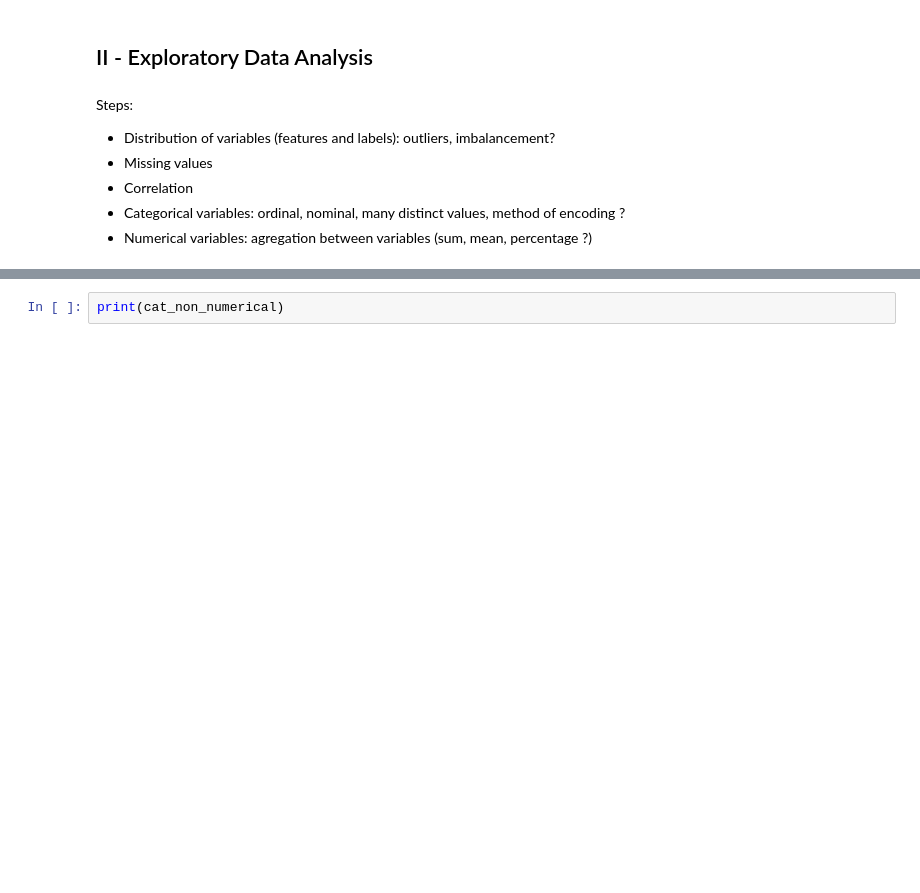
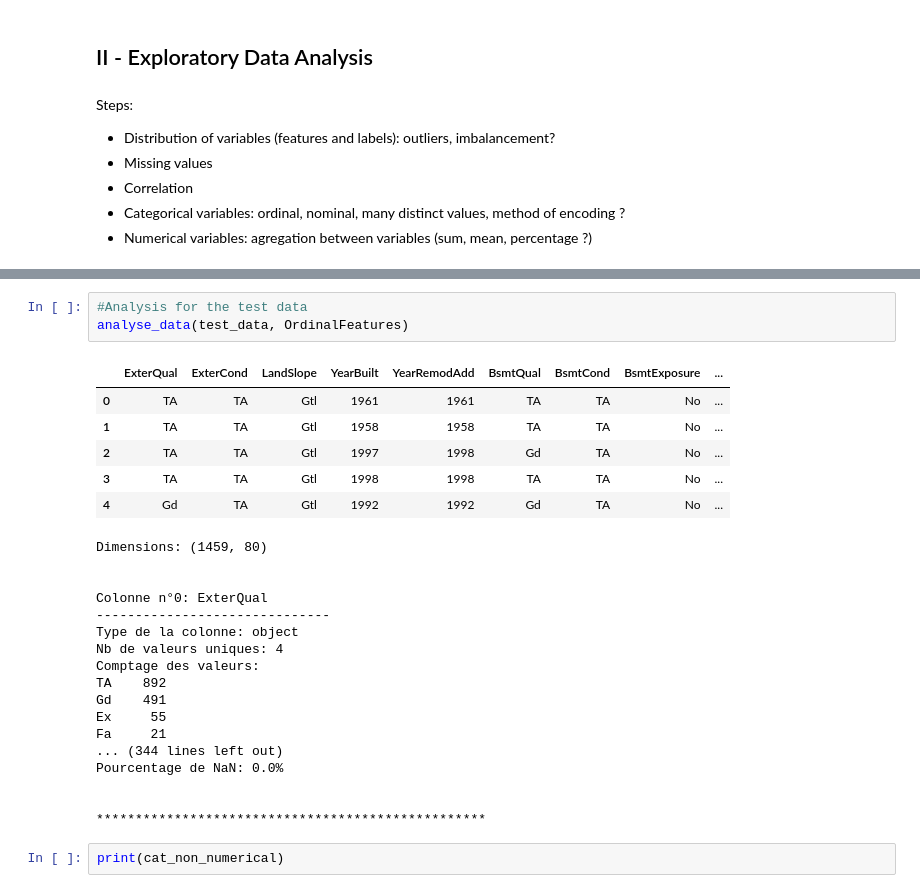
Before and after one commit to Smanesudo/house_predictions, a Jupyter notebook: House Pricing Kaggle.ipynb, the cells around one changed output, grey strips where cells are left out. Drawn from its saved outputs; the diff is of its cells as text; blank space fills up the shorter version.

```diff
--- a/House Pricing Kaggle.ipynb
+++ b/House Pricing Kaggle.ipynb
@@ -59,3 +115,30 @@ cat_non_numerical_test = analyse_data(test_data)
+# %%
+#Analysis for the test data
+analyse_data(test_data, OrdinalFeatures)
+# %% [output]
+|  | ExterQual | ExterCond | LandSlope | YearBuilt | YearRemodAdd | BsmtQual | BsmtCond | BsmtExposure | ... |
+| 0 | TA | TA | Gtl | 1961 | 1961 | TA | TA | No | ... |
+| 1 | TA | TA | Gtl | 1958 | 1958 | TA | TA | No | ... |
+| 2 | TA | TA | Gtl | 1997 | 1998 | Gd | TA | No | ... |
+| 3 | TA | TA | Gtl | 1998 | 1998 | TA | TA | No | ... |
+| 4 | Gd | TA | Gtl | 1992 | 1992 | Gd | TA | No | ... |
+Dimensions: (1459, 80)
+
+
+Colonne n°0: ExterQual
+------------------------------
+Type de la colonne: object
+Nb de valeurs uniques: 4
+Comptage des valeurs:
+TA    892
+Gd    491
+Ex     55
+Fa     21
+... (344 lines left out)
+Pourcentage de NaN: 0.0%
+
+
+**************************************************
 # %%
 print(cat_non_numerical)
 # %%
```
Also changed, not shown: parts of 30 cells of this notebook.
